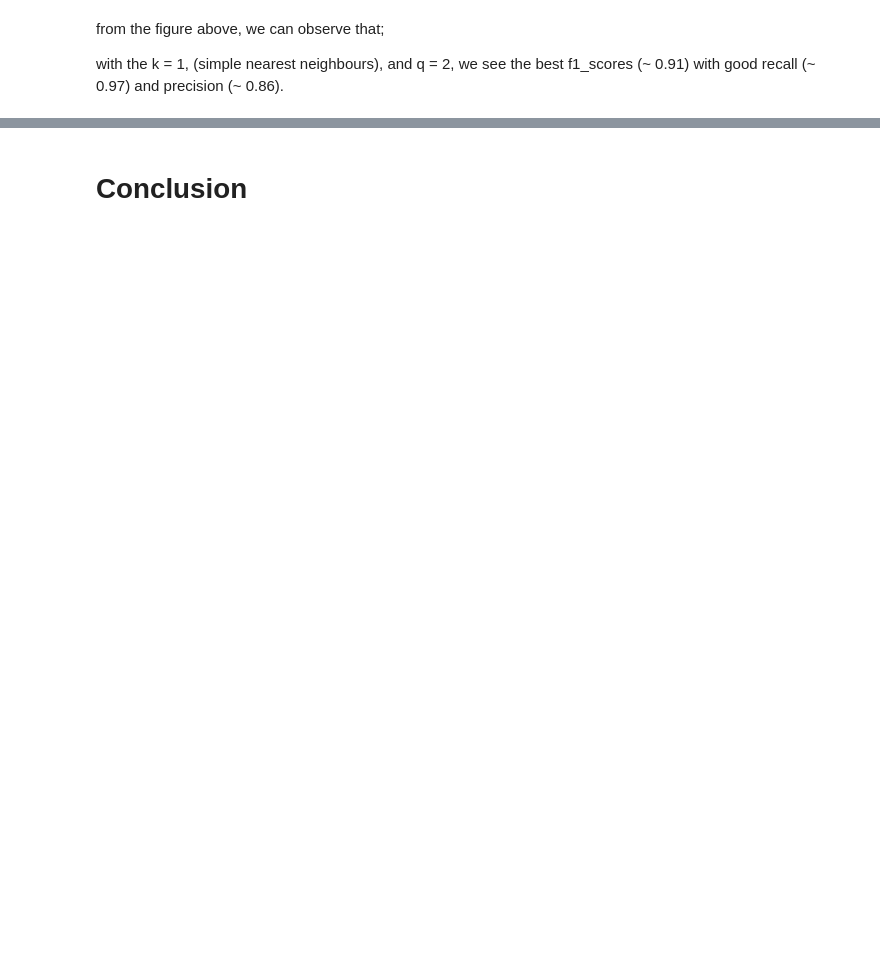
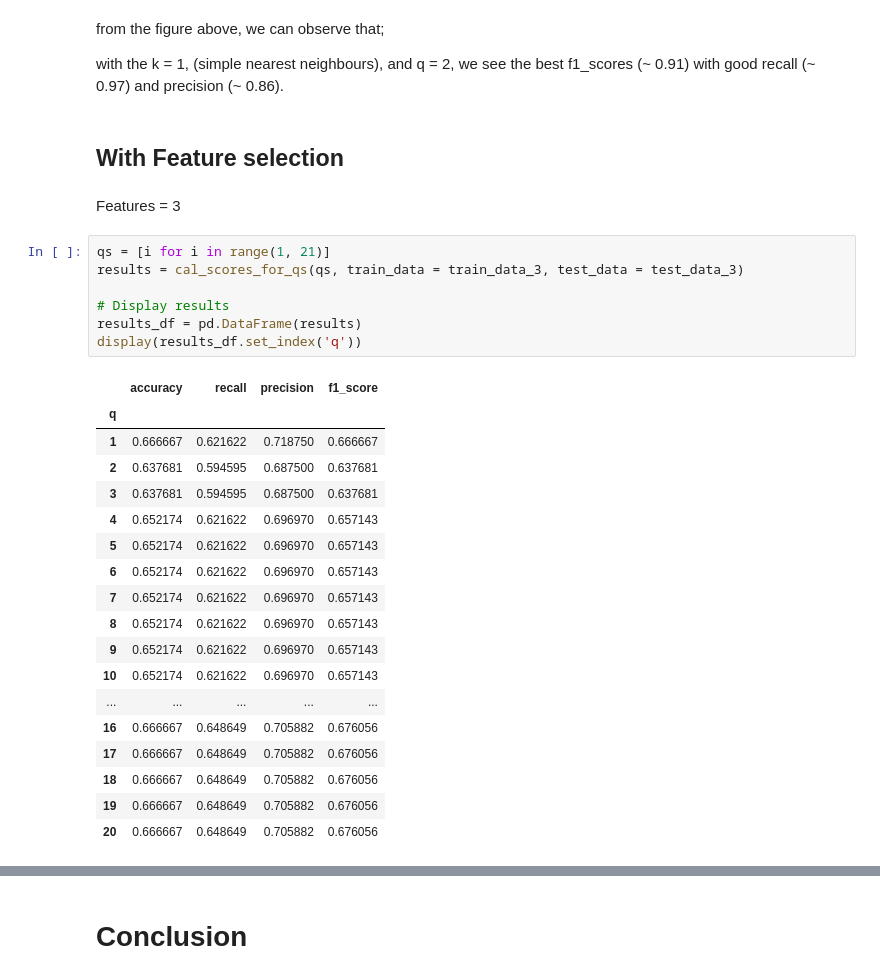
Before and after one commit to rjosh003-CS/Data-Mining-coursework, a Jupyter notebook: DM_Coursework_part_1.ipynb, the cells around one changed output, grey strips where cells are left out. Drawn from its saved outputs; the diff is of its cells as text; blank space fills up the shorter version.

```diff
--- a/DM_Coursework_part_1.ipynb
+++ b/DM_Coursework_part_1.ipynb
@@ -1423,3 +1445,33 @@ plot_evaluation_metric(results_df)
 from the figure above, we can observe that;
 
  with the k = 1, (simple nearest neighbours), and q = 2, we see the best f1_scores (~ 0.91) with good recall (~ 0.97) and precision (~ 0.86).
+# %% [markdown]
+## With Feature selection
+# %% [markdown]
+Features = 3
+# %%
+qs = [i for i in range(1, 21)]
+results = cal_scores_for_qs(qs, train_data = train_data_3, test_data = test_data_3)
+
+# Display results
+results_df = pd.DataFrame(results)
+display(results_df.set_index('q'))
+# %% [output]
+|  | accuracy | recall | precision | f1_score |
+| q |  |  |  |  |
+| 1 | 0.666667 | 0.621622 | 0.718750 | 0.666667 |
+| 2 | 0.637681 | 0.594595 | 0.687500 | 0.637681 |
+| 3 | 0.637681 | 0.594595 | 0.687500 | 0.637681 |
+| 4 | 0.652174 | 0.621622 | 0.696970 | 0.657143 |
+| 5 | 0.652174 | 0.621622 | 0.696970 | 0.657143 |
+| 6 | 0.652174 | 0.621622 | 0.696970 | 0.657143 |
+| 7 | 0.652174 | 0.621622 | 0.696970 | 0.657143 |
+| 8 | 0.652174 | 0.621622 | 0.696970 | 0.657143 |
+| 9 | 0.652174 | 0.621622 | 0.696970 | 0.657143 |
+| 10 | 0.652174 | 0.621622 | 0.696970 | 0.657143 |
+| ... | ... | ... | ... | ... |
+| 16 | 0.666667 | 0.648649 | 0.705882 | 0.676056 |
+| 17 | 0.666667 | 0.648649 | 0.705882 | 0.676056 |
+| 18 | 0.666667 | 0.648649 | 0.705882 | 0.676056 |
+| 19 | 0.666667 | 0.648649 | 0.705882 | 0.676056 |
+| 20 | 0.666667 | 0.648649 | 0.705882 | 0.676056 |
```
Also changed, not shown: parts of 12 cells of this notebook.
